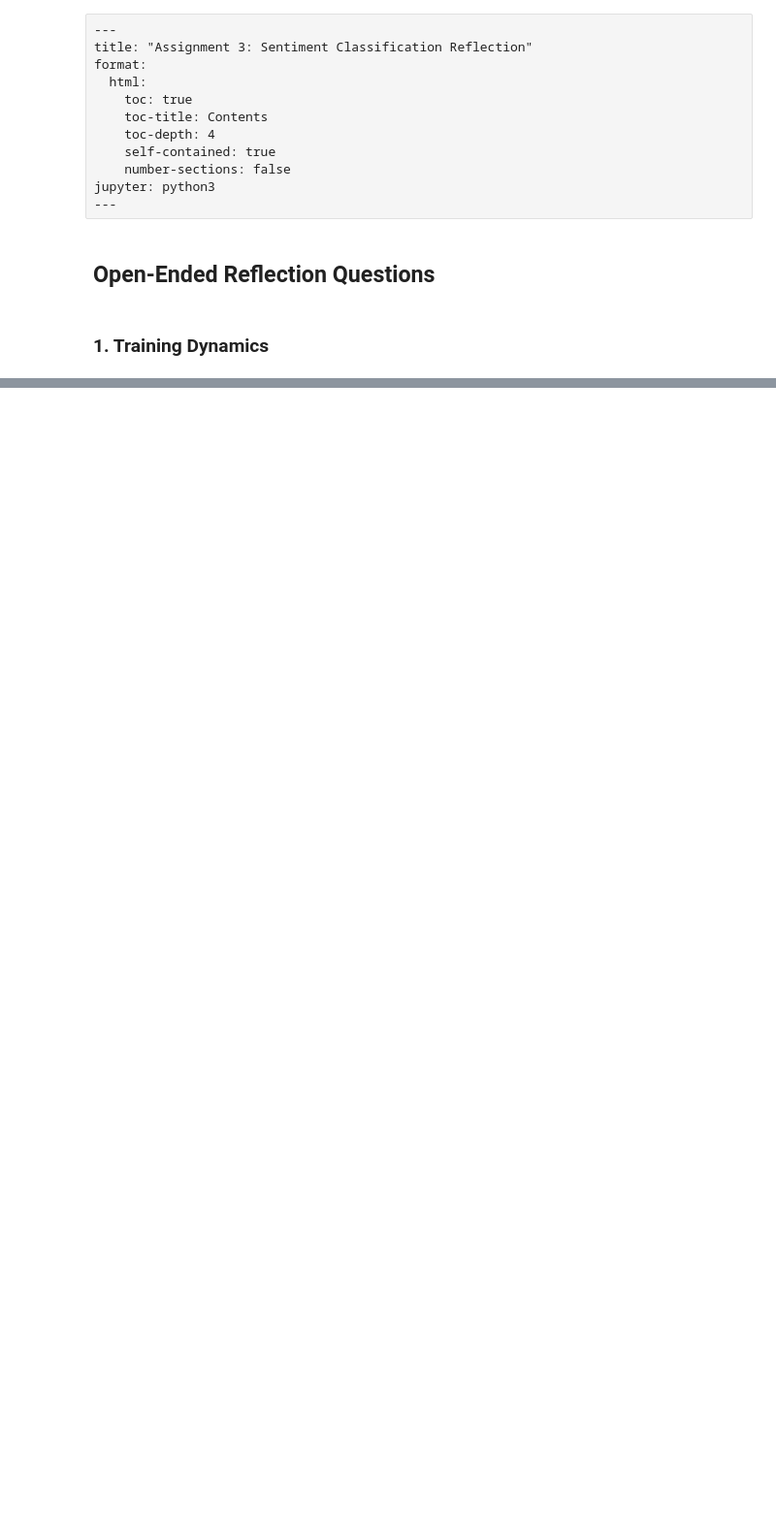
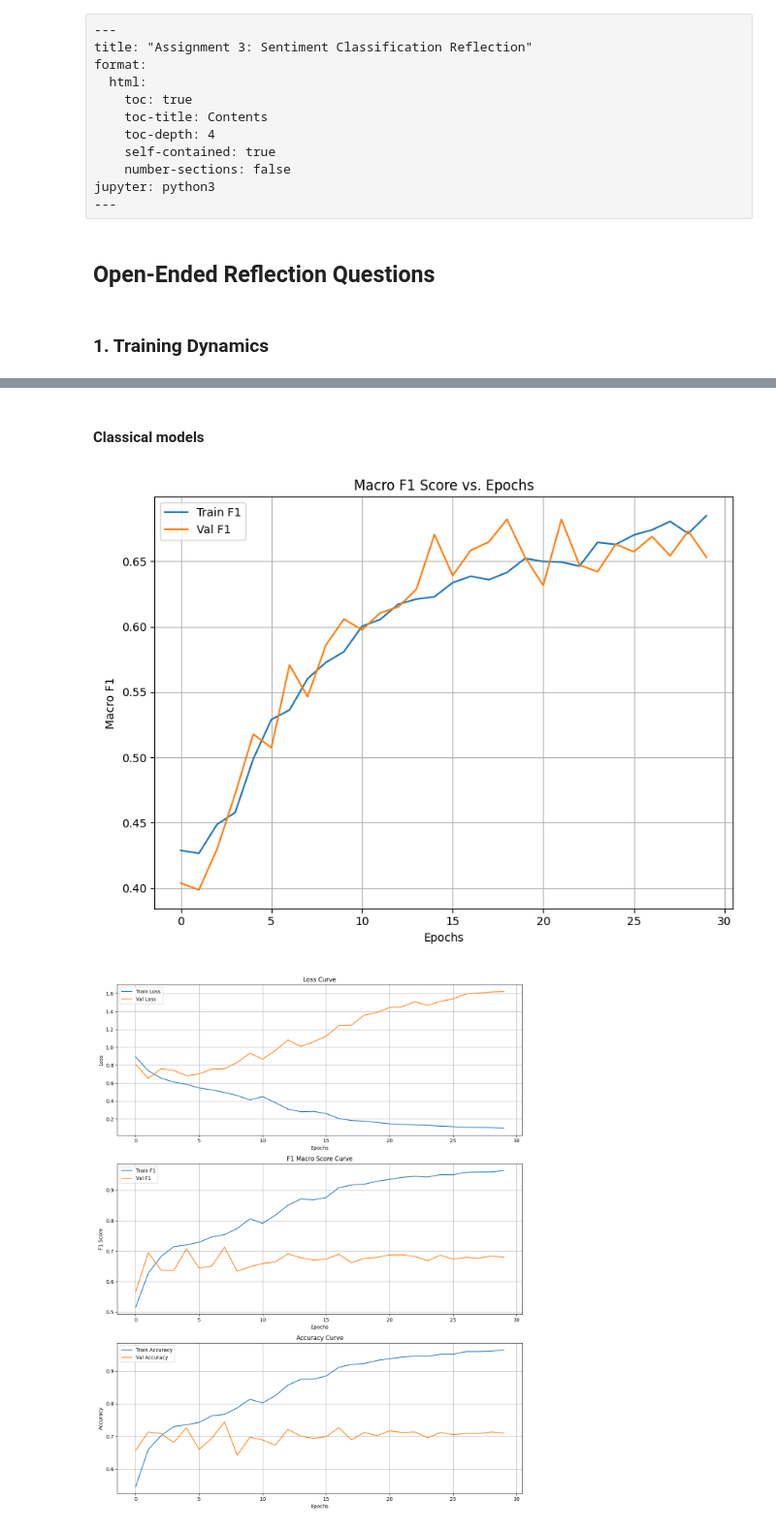
Before and after one commit to TianhaoZhao-9/stat359, a Jupyter notebook: student/Assignment_3/open_questions.ipynb, the cells around one changed output, grey strips where cells are left out. Shown at 97% size. Saved outputs shown, nothing was run; the diff lists cells and outputs as text; code cells hidden in the pictures; blank space fills up the shorter version.

```diff
--- a/student/Assignment_3/open_questions.ipynb
+++ b/student/Assignment_3/open_questions.ipynb
@@ -32,0 +62,10 @@ extra_plots = [
+# %% [markdown]
+#### Classical models
+# %%
+display(Image(filename="outputs/mlp_f1_curve.png"))
+display(Image(filename="outputs/rnn_f1_learning_curves.png"))
+display(Image(filename="outputs/lstm_f1_curve.png"))
+display(Image(filename="outputs/gru_f1_learning_curves.png"))
+# %% [output]
+[figure, added]
+[figure, added]
```
Also changed, not shown: parts of 19 cells of this notebook, 1 other file.
